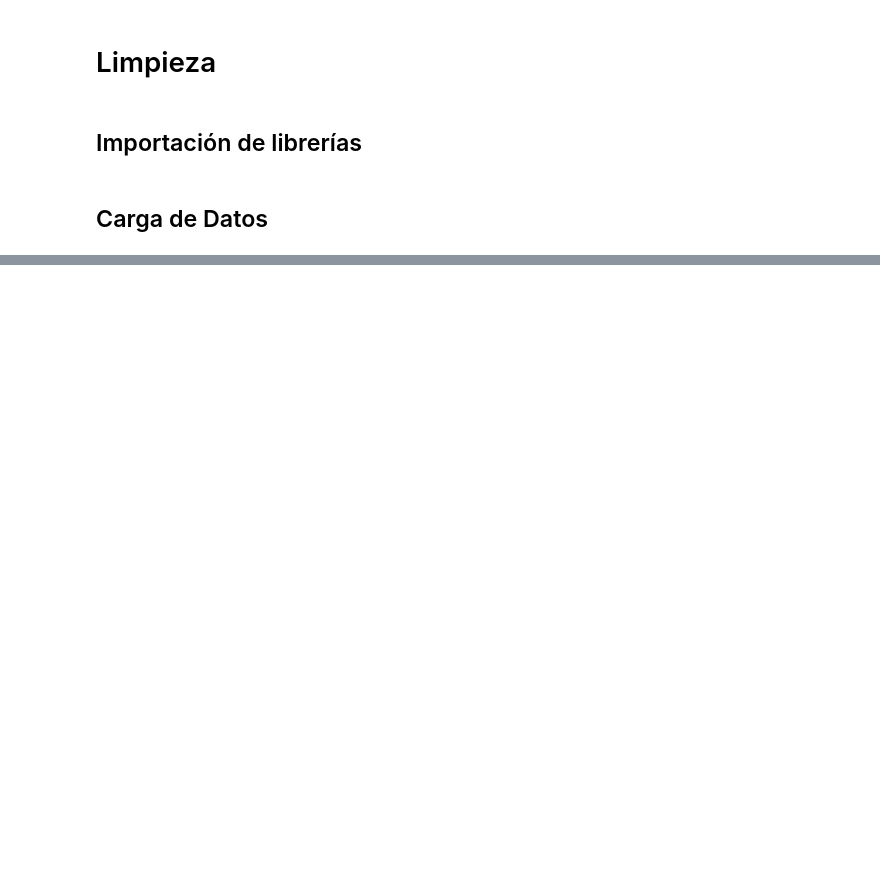
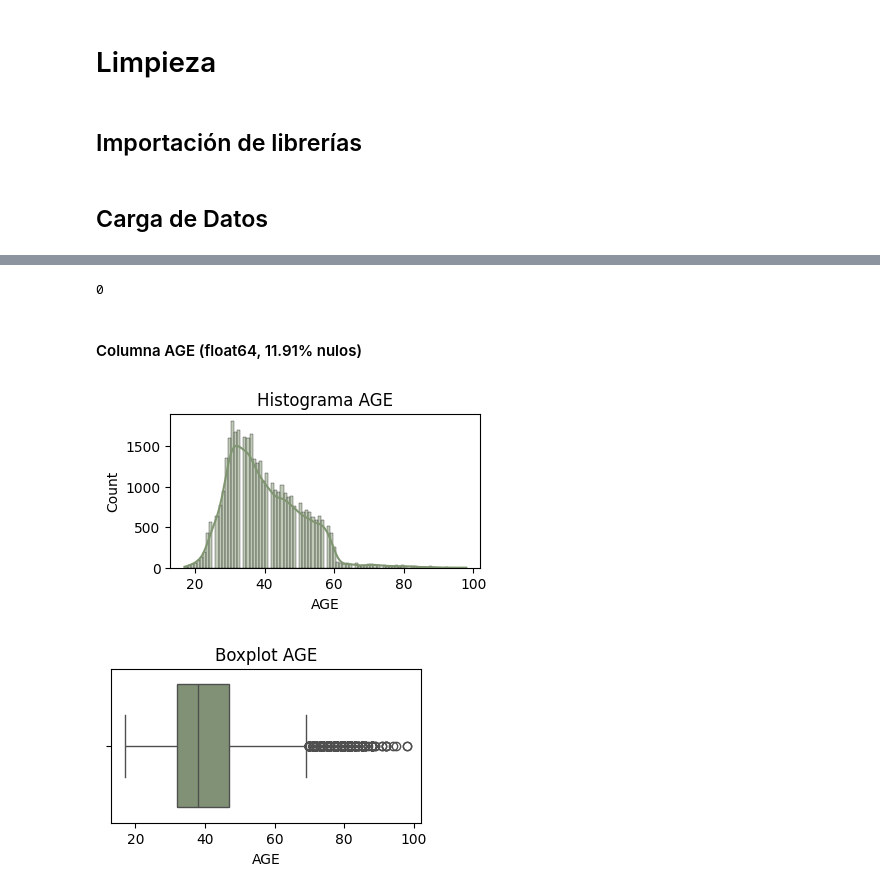
Before and after one commit to PalomaDA/DataProyect_EDA_Python, a Jupyter notebook: 02-limpieza.ipynb, the cells around one changed output, grey strips where cells are left out. Saved outputs shown, nothing was run; the diff lists cells and outputs as text; code cells hidden in the pictures; blank space fills up the shorter version.

```diff
--- a/02-limpieza.ipynb
+++ b/02-limpieza.ipynb
@@ -27,0 +116,35 @@ df_customer.sample(2)
+# %%
+# Elegimos las columnas correlacionadas y la variable a imputar
+cols_for_imputation = ['EURIBOR3M', 'CONSPRICEIDX', 'NREMPLOYED', 'EMPVARRATE']
+
+# Seleccionamos solo las columnas necesarias
+df_knn = df_bank[cols_for_imputation]
+
+# Creamos el imputer
+imputer = KNNImputer(n_neighbors=5)
+
+# Aplicamos KNNImputer
+df_knn_imputed = pd.DataFrame(imputer.fit_transform(df_knn), columns=cols_for_imputation)
+
+# Asignamos los valores imputados de EURIBOR3M al dataframe original
+df_bank['EURIBOR3M'] = df_knn_imputed['EURIBOR3M']
+# %%
+# Verificamos que no queden nulos
+print(df_bank['EURIBOR3M'].isnull().sum())
+# %% [output]
+0
+# %% [markdown]
+#### Columna AGE  (float64, 11.91% nulos)
+# %%
+plt.figure(figsize=(4,2))
+sns.histplot(df_bank['AGE'].dropna(), kde=True, color='#809671')
+plt.title("Histograma AGE")
+plt.show()
+
+plt.figure(figsize=(4,2))
+sns.boxplot(x=df_bank['AGE'], color='#809671')
+plt.title("Boxplot AGE")
+plt.show()
+# %% [output]
+[figure, added]
+[figure, added]
```
Also changed, not shown: parts of 38 cells of this notebook, 13 other files.
